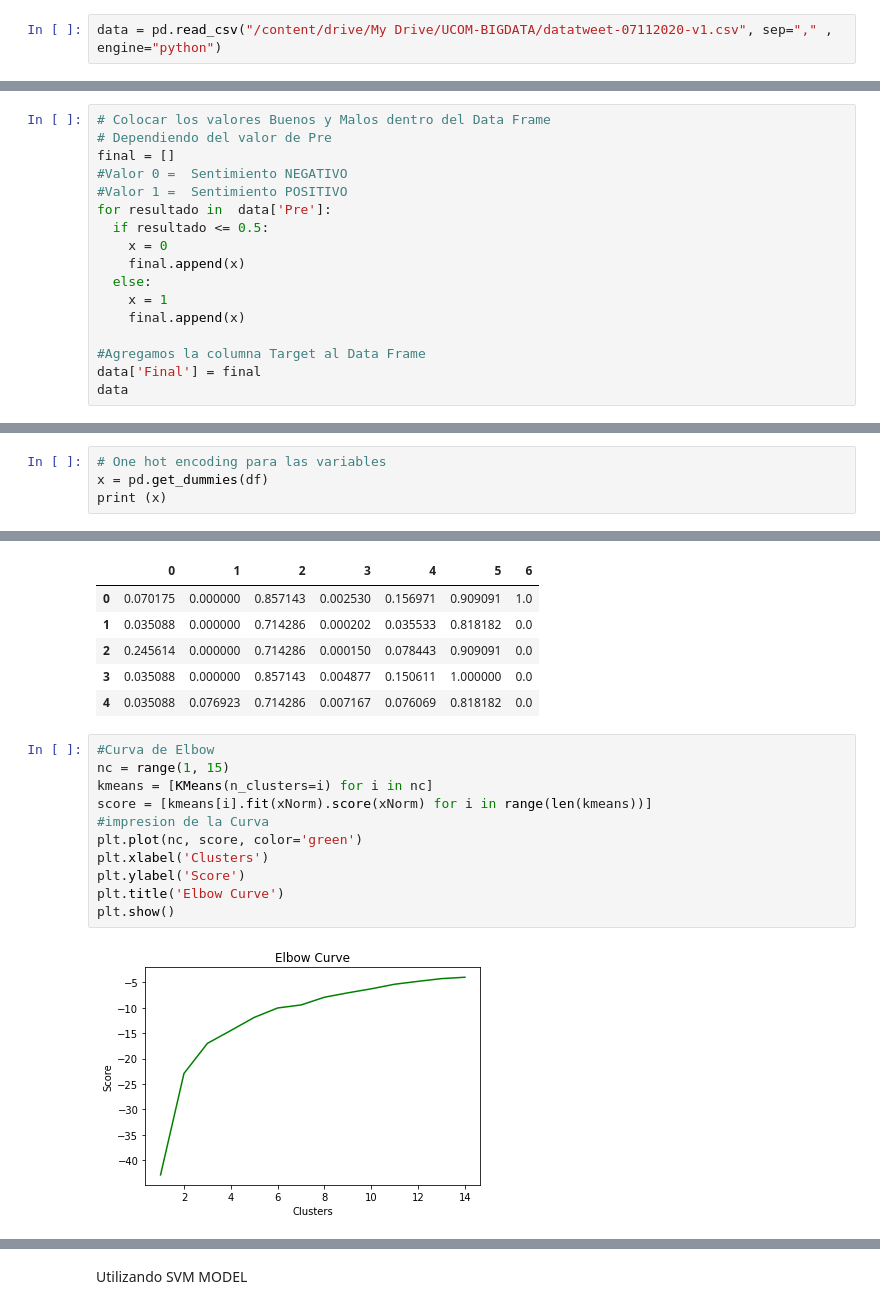
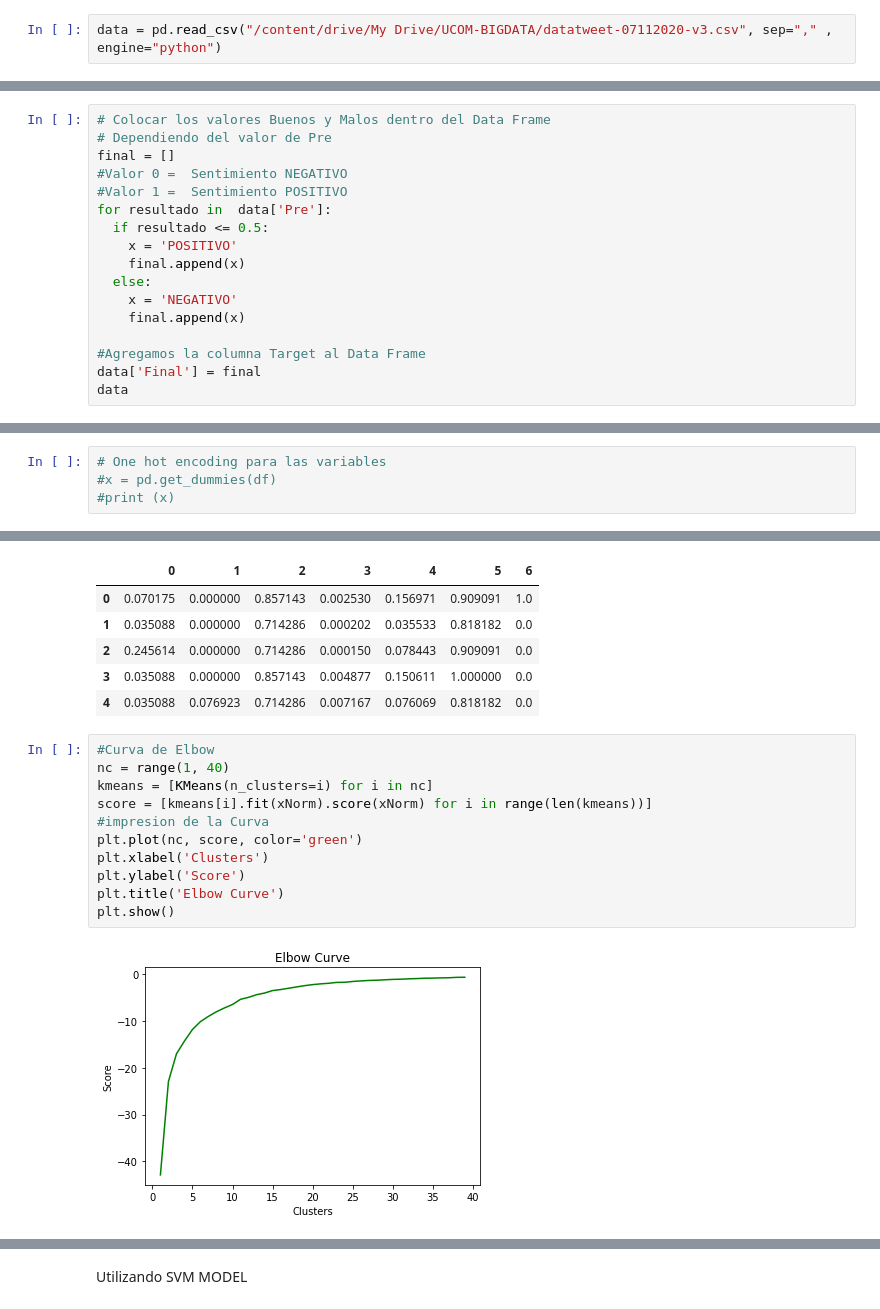
Before and after one commit to andresvillamayor/BigData-Pro, a Jupyter notebook: BigData_Pro.ipynb, the cells around one changed output, grey strips where cells are left out. Drawn from its saved outputs; the diff is of its cells as text.

```diff
--- a/BigData_Pro.ipynb
+++ b/BigData_Pro.ipynb
@@ -16,5 +16,5 @@ Mounted at /content/drive
 # %%
-data = pd.read_csv("/content/drive/My Drive/UCOM-BIGDATA/datatweet-07112020-v1.csv", sep="," , engine="python")
+data = pd.read_csv("/content/drive/My Drive/UCOM-BIGDATA/datatweet-07112020-v3.csv", sep="," , engine="python")
 # %%
 data.head()
 # %% [output]
@@ -241,10 +210,10 @@ final = []
 #Valor 1 =  Sentimiento POSITIVO
 for resultado in  data['Pre']:
   if resultado <= 0.5:
-    x = 0
+    x = 'POSITIVO'
     final.append(x)
   else:
-    x = 1
+    x = 'NEGATIVO'
     final.append(x)
 
 #Agregamos la columna Target al Data Frame
@@ -320,5 +289,5 @@ dtypes: int64(7)
 memory usage: 5.6 KB
 # %%
 # One hot encoding para las variables
-x = pd.get_dummies(df)
-print (x)
+#x = pd.get_dummies(df)
+#print (x)
@@ -351,16 +305,16 @@ xNorm.head()
 | 4 | 0.035088 | 0.076923 | 0.714286 | 0.007167 | 0.076069 | 0.818182 | 0.0 |
 # %%
 #Curva de Elbow
-nc = range(1, 15)
+nc = range(1, 40)
 kmeans = [KMeans(n_clusters=i) for i in nc]
 score = [kmeans[i].fit(xNorm).score(xNorm) for i in range(len(kmeans))]
 #impresion de la Curva
 plt.plot(nc, score, color='green')
 plt.xlabel('Clusters')
 plt.ylabel('Score')
 plt.title('Elbow Curve')
 plt.show()
 # %% [output]
-[figure, old version]
+[figure, new version]
 # %%
 #Modelo
```
Also changed, not shown: parts of 17 cells of this notebook.
